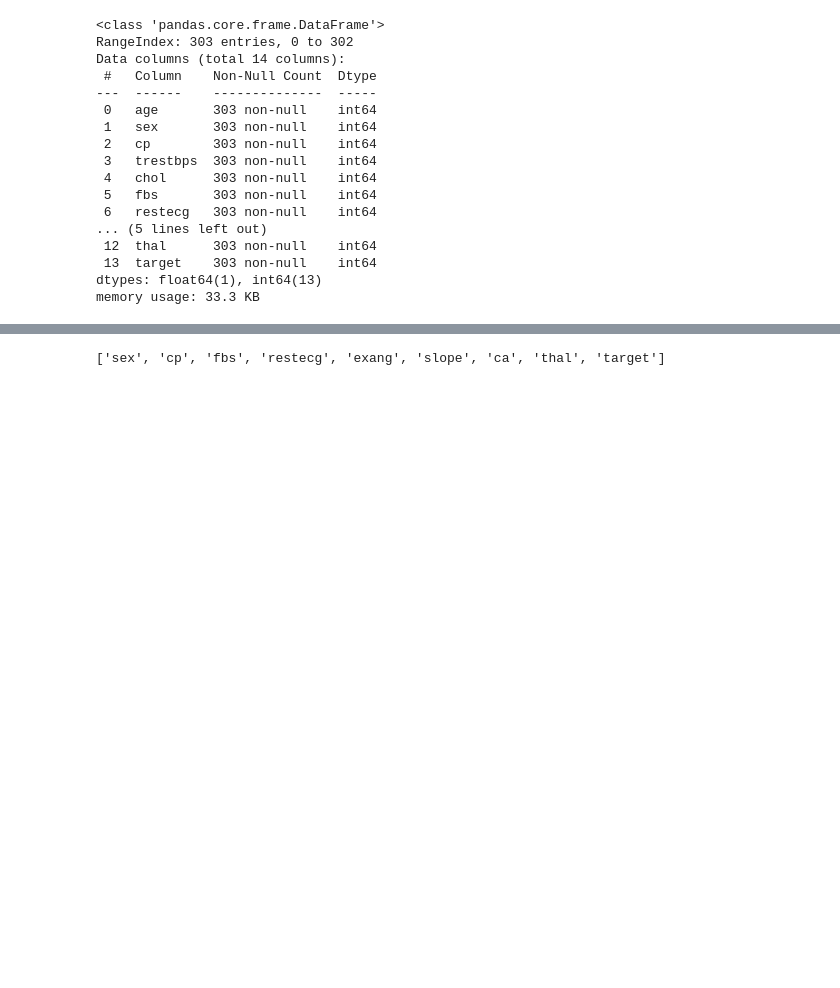
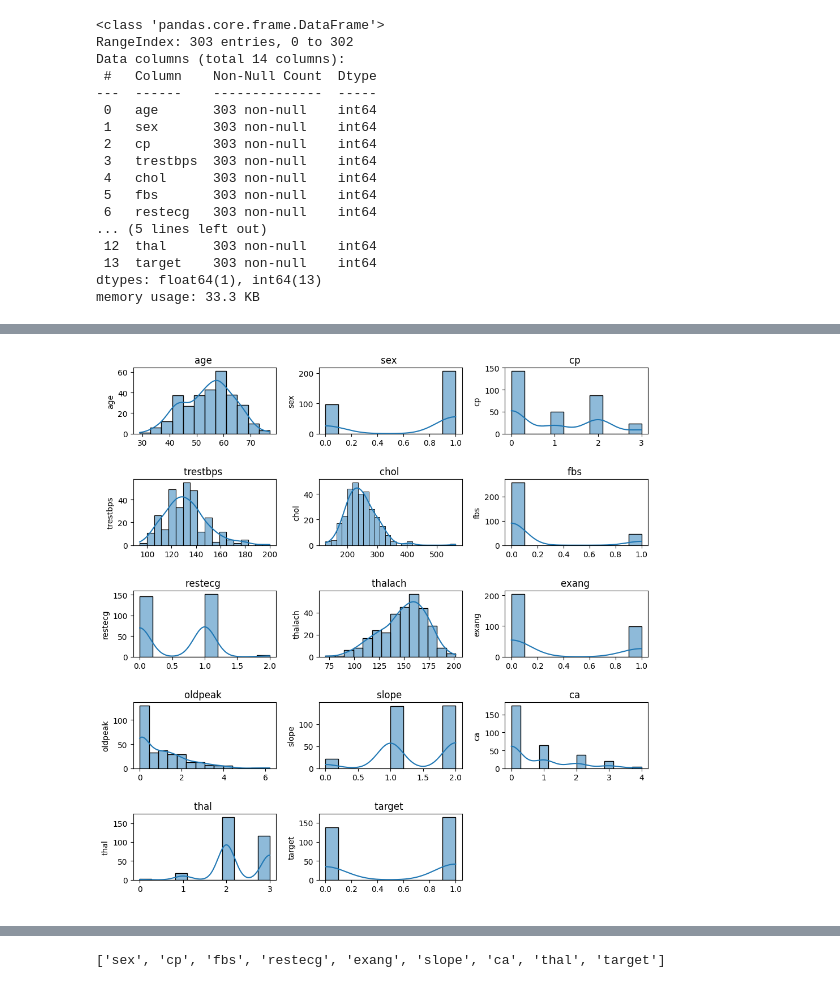
Before and after one commit to ShasherinaAV/lab_IIS, a Jupyter notebook: eda/eda.ipynb, the cells around one changed output, grey strips where cells are left out. Cells and saved outputs as stored; diff of their text form; code cells hidden in the pictures; blank space fills up the shorter version.

```diff
--- a/eda/eda.ipynb
+++ b/eda/eda.ipynb
@@ -46,0 +72,13 @@ memory usage: 33.3 KB
+# %%
+plt.figure(figsize=(10, 10))
+for i, feature in enumerate(df.columns):
+    plt.subplot(5, 3, i+1)
+    sns.histplot(data=df, x=feature, kde=True)
+    plt.title(f'{feature} ')
+    plt.xlabel(' ')
+    plt.ylabel(feature)
+plt.tight_layout()
+
+plt.show();
+# %% [output]
+[figure, added]
```
Also changed, not shown: parts of 16 cells of this notebook, 6 other files.
